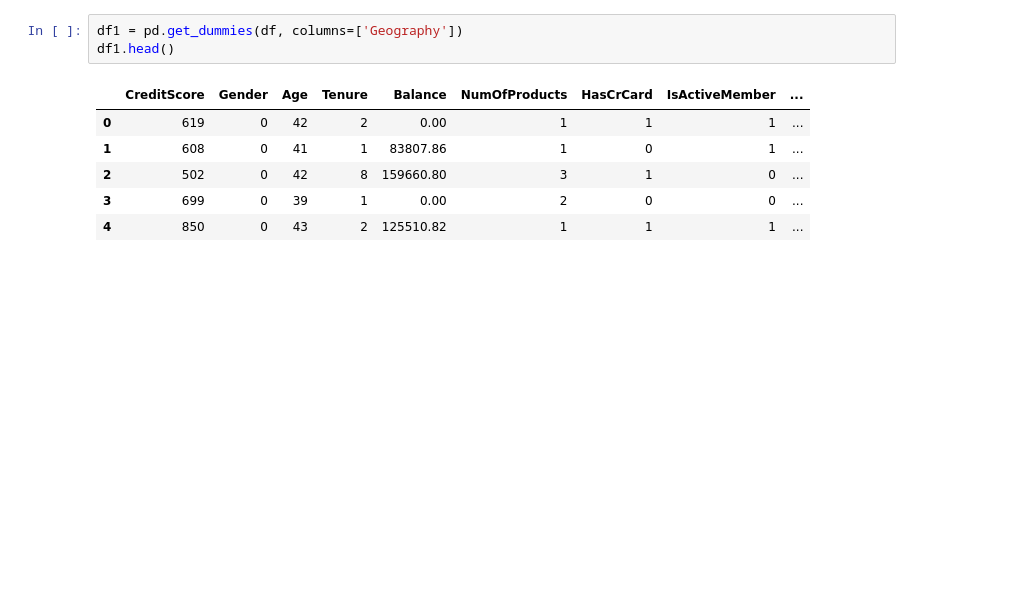
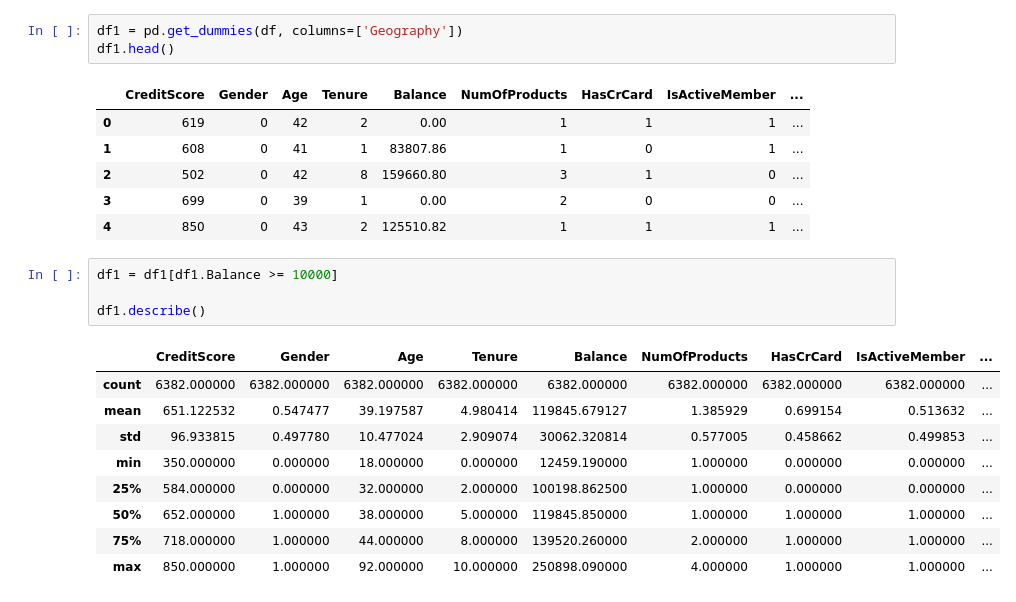
Before and after one commit to jasonlimcs/bank-turnover-ann, a Jupyter notebook: Bank Turnover Prediction ANN.ipynb, the cells around one changed output. Cells and saved outputs as stored; diff of their text form; blank space fills up the shorter version.

Commit message:
removed bank balance outliers

```diff
--- a/Bank Turnover Prediction ANN.ipynb
+++ b/Bank Turnover Prediction ANN.ipynb
@@ -113,3 +117,17 @@ df1.head()
 | 2 | 502 | 0 | 42 | 8 | 159660.80 | 3 | 1 | 0 | ... |
 | 3 | 699 | 0 | 39 | 1 | 0.00 | 2 | 0 | 0 | ... |
 | 4 | 850 | 0 | 43 | 2 | 125510.82 | 1 | 1 | 1 | ... |
+# %%
+df1 = df1[df1.Balance >= 10000]
+
+df1.describe()
+# %% [output]
+|  | CreditScore | Gender | Age | Tenure | Balance | NumOfProducts | HasCrCard | IsActiveMember | ... |
+| count | 6382.000000 | 6382.000000 | 6382.000000 | 6382.000000 | 6382.000000 | 6382.000000 | 6382.000000 | 6382.000000 | ... |
+| mean | 651.122532 | 0.547477 | 39.197587 | 4.980414 | 119845.679127 | 1.385929 | 0.699154 | 0.513632 | ... |
+| std | 96.933815 | 0.497780 | 10.477024 | 2.909074 | 30062.320814 | 0.577005 | 0.458662 | 0.499853 | ... |
+| min | 350.000000 | 0.000000 | 18.000000 | 0.000000 | 12459.190000 | 1.000000 | 0.000000 | 0.000000 | ... |
+| 25% | 584.000000 | 0.000000 | 32.000000 | 2.000000 | 100198.862500 | 1.000000 | 0.000000 | 0.000000 | ... |
+| 50% | 652.000000 | 1.000000 | 38.000000 | 5.000000 | 119845.850000 | 1.000000 | 1.000000 | 1.000000 | ... |
+| 75% | 718.000000 | 1.000000 | 44.000000 | 8.000000 | 139520.260000 | 2.000000 | 1.000000 | 1.000000 | ... |
+| max | 850.000000 | 1.000000 | 92.000000 | 10.000000 | 250898.090000 | 4.000000 | 1.000000 | 1.000000 | ... |
```
Also changed, not shown: parts of 1 cell of this notebook.
